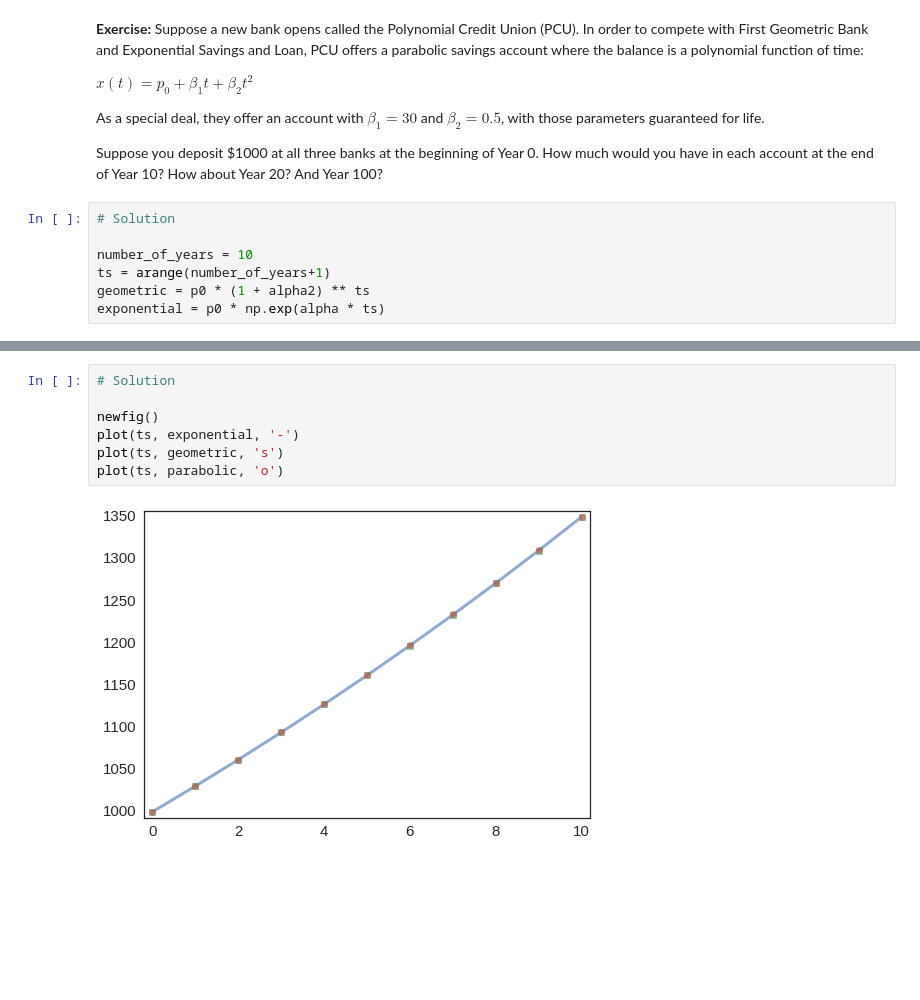
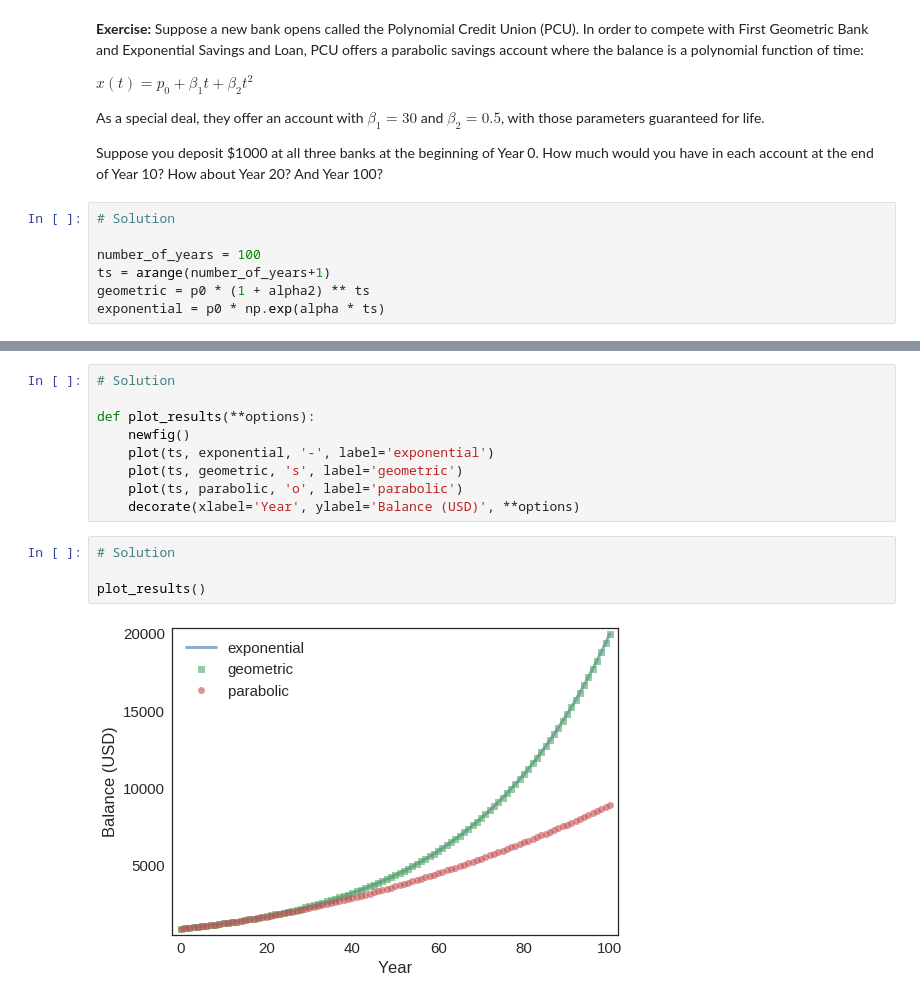
Before and after one commit to AllenDowney/ModSimPy, a Jupyter notebook: code/chap04soln.ipynb, the cells around one changed output, grey strips where cells are left out. Drawn from its saved outputs; the diff is of its cells as text; blank space fills up the shorter version.

```diff
--- a/code/chap04soln.ipynb
+++ b/code/chap04soln.ipynb
@@ -566,7 +574,7 @@ Suppose you deposit \$1000 at all three banks at the beginning of Year 0.  How m
 # %%
 # Solution
 
-number_of_years = 10
+number_of_years = 100
 ts = arange(number_of_years+1)
 geometric = p0 * (1 + alpha2) ** ts
 exponential = p0 * np.exp(alpha * ts)
@@ -583,9 +604,15 @@ array([ 1000. ,  1030.5,  1062. ,  1094.5,  1128. ,  1162.5,  1198. ,
 # %%
 # Solution
 
-newfig()
-plot(ts, exponential, '-')
-plot(ts, geometric, 's')
-plot(ts, parabolic, 'o')
+def plot_results(**options):
+    newfig()
+    plot(ts, exponential, '-', label='exponential')
+    plot(ts, geometric, 's', label='geometric')
+    plot(ts, parabolic, 'o', label='parabolic')
+    decorate(xlabel='Year', ylabel='Balance (USD)', **options)
-# %% [output]
-[figure, removed]
+# %%
+# Solution
+
+plot_results()
+# %% [output]
+[figure, added]
```
Also changed, not shown: parts of 10 cells of this notebook.
